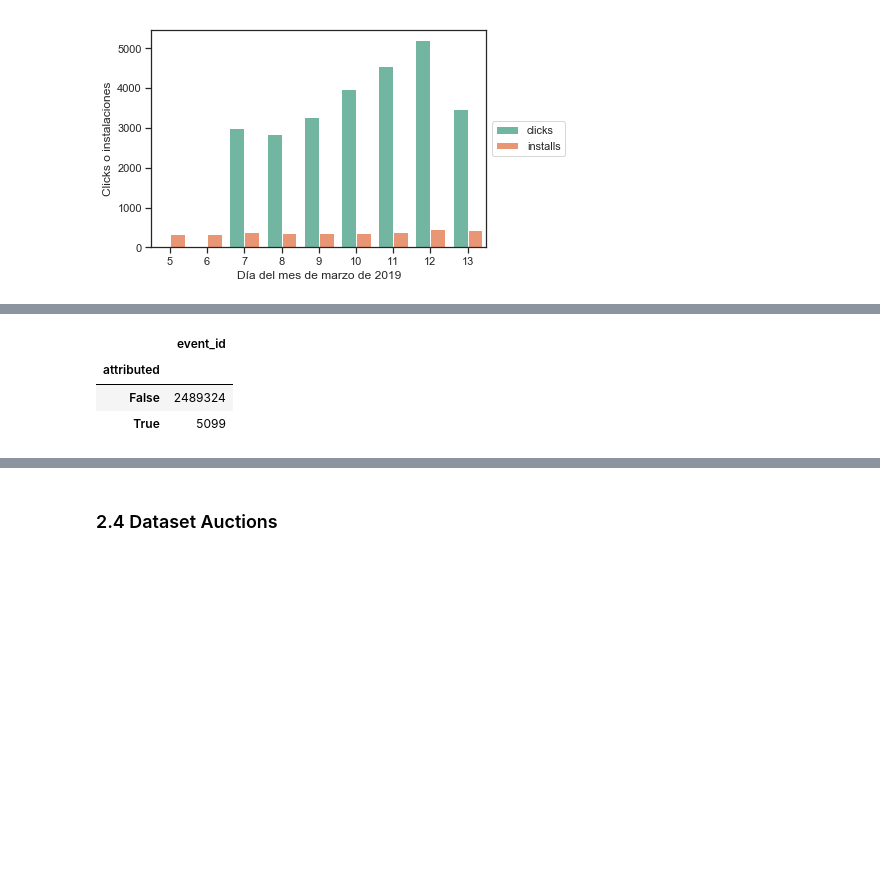
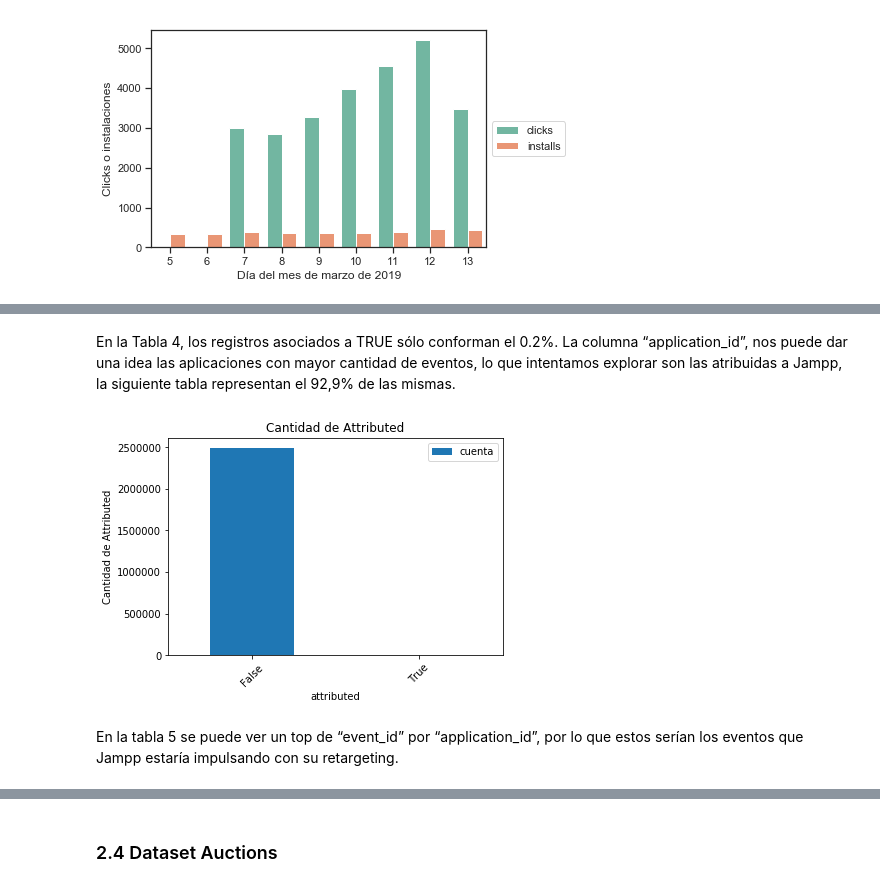
Before and after one commit to flor14/Organizacion_de_datos_2019, a Jupyter notebook: Tp1_datos.ipynb, the cells around one changed output, grey strips where cells are left out. Cells and saved outputs as stored; diff of their text form; code cells hidden in the pictures; blank space fills up the shorter version.

```diff
--- a/Tp1_datos.ipynb
+++ b/Tp1_datos.ipynb
@@ -746,0 +728,10 @@ events.head()
+# %%
+import pandas as pd
+import matplotlib.pyplot as plt
+import matplotlib.cm
+
+
+events = pd.read_csv('data\events.csv.gzip',
+                     compression = 'gzip',
+                     low_memory=False,
+                     dtype = 'object'
@@ -747,8 +808,19 @@ events.head()
+# %% [markdown]
+En la Tabla 4, los registros asociados a TRUE sólo conforman el 0.2%.
+La columna “application_id”, nos puede dar una idea las aplicaciones con mayor cantidad de eventos, lo que intentamos explorar son las atribuidas a Jampp, la siguiente tabla representan el 92,9% de las mismas.
 # %%
-# Cuento la cantidad de eventos,
-events.groupby("attributed").agg({"event_id":"count"})
+# TABLA 4 - evaluando la cantidad de eventos attributed
+
+events2 = events[['attributed']].groupby(['attributed']).size().reset_index(name='cuenta')
+events2
-# %% [output]
-|  | event_id |
-| attributed |  |
-| False | 2489324 |
-| True | 5099 |
+# %%
+# FUGURA - gráfico
+
+events2.plot(x = 'attributed', rot = 45, kind='bar')
+plt.title('Cantidad de Attributed')
+plt.xlabel('attributed')
+plt.ylabel('Cantidad de Attributed')
+# %% [output]
+[figure, added]
+# %% [markdown]
+En la tabla 5 se puede ver un top de “event_id” por “application_id”, por lo que estos serían los eventos que Jampp estaría impulsando con su retargeting.
```
Also changed, not shown: parts of 32 cells of this notebook.
